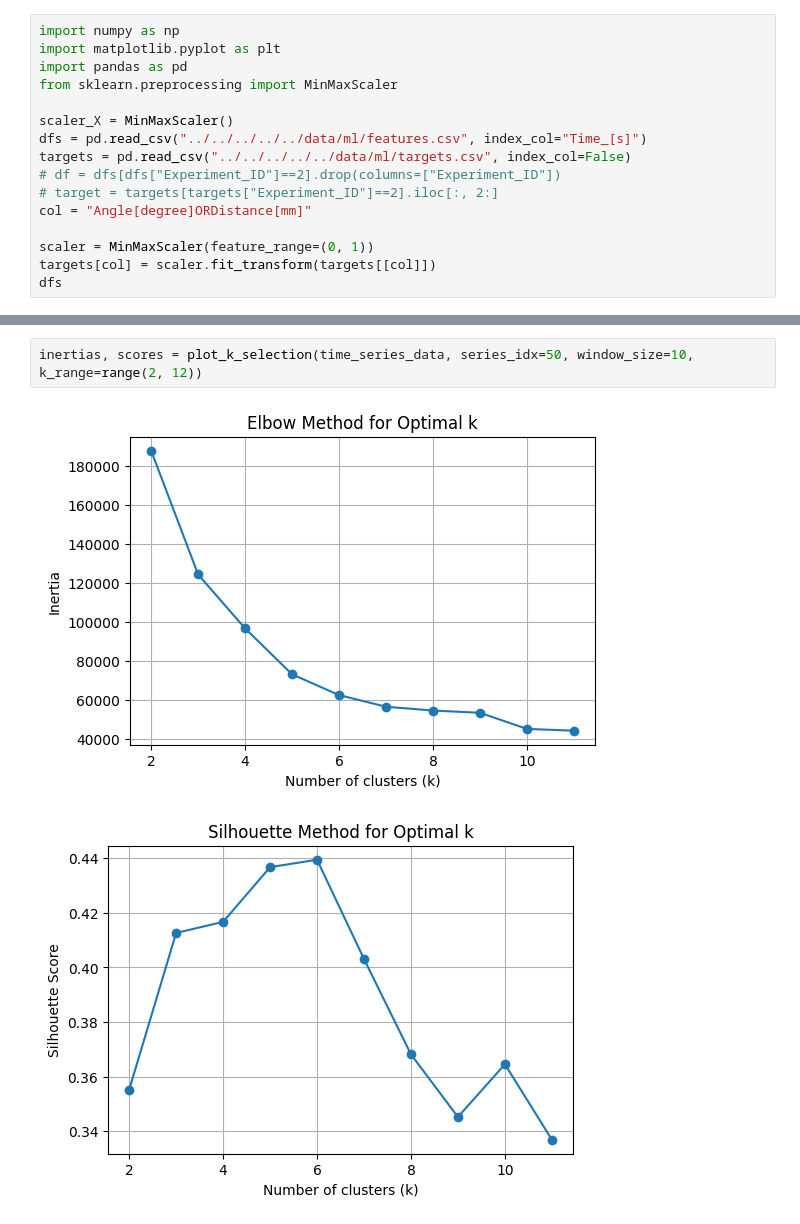
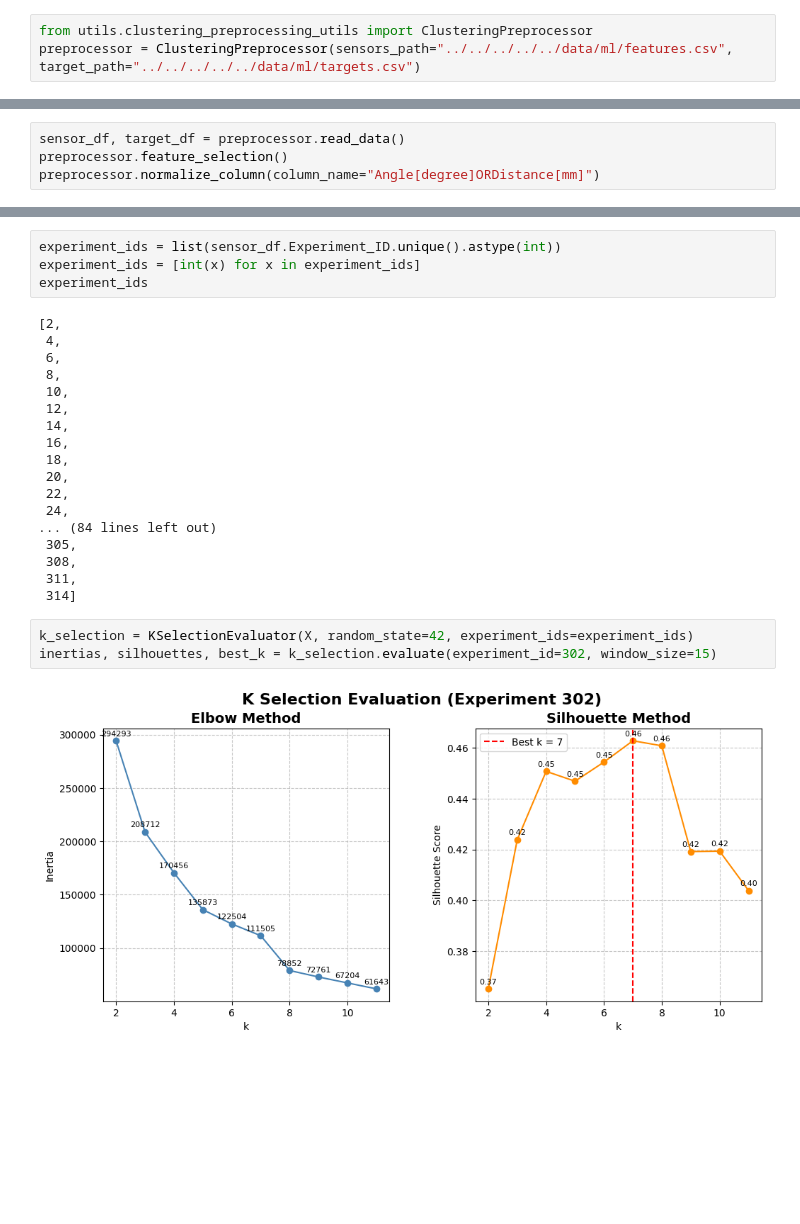
Before and after one commit to arman-niaruhi/temporal-windows-analysis-rotary-tube-bending, a Jupyter notebook: src/pipeline/ml/context-extractor/cluster-based-algorithm/clustering.ipynb, the cells around one changed output, grey strips where cells are left out. Drawn from its saved outputs; the diff is of its cells as text; blank space fills up the shorter version.

```diff
--- a/src/pipeline/ml/context-extractor/cluster-based-algorithm/clustering.ipynb
+++ b/src/pipeline/ml/context-extractor/cluster-based-algorithm/clustering.ipynb
@@ -1,16 +1,3 @@
 # %%
-import numpy as np
-import matplotlib.pyplot as plt
-import pandas as pd
-from sklearn.preprocessing import MinMaxScaler
-
-scaler_X = MinMaxScaler()
-dfs = pd.read_csv("../../../../../data/ml/features.csv", index_col="Time_[s]")
-targets = pd.read_csv("../../../../../data/ml/targets.csv", index_col=False)
-# df = dfs[dfs["Experiment_ID"]==2].drop(columns=["Experiment_ID"])
-# target = targets[targets["Experiment_ID"]==2].iloc[:, 2:]
-col = "Angle[degree]ORDistance[mm]"
-
-scaler = MinMaxScaler(feature_range=(0, 1))
-targets[col] = scaler.fit_transform(targets[[col]])
-dfs
+from utils.clustering_preprocessing_utils import ClusteringPreprocessor
+preprocessor = ClusteringPreprocessor(sensors_path="../../../../../data/ml/features.csv", target_path="../../../../../data/ml/targets.csv")
@@ -37,0 +4,4 @@ dfs
+# %%
+sensor_df, target_df = preprocessor.read_data()
+preprocessor.feature_selection()
+preprocessor.normalize_column(column_name="Angle[degree]ORDistance[mm]")
@@ -80,8 +30,30 @@ from utils.clustering_utils import cluster_time_series_subsequences, plot_k_sele
 # %% [output]
 Install h5py to use hdf5 features: http://docs.h5py.org/
   warn(h5py_msg)
+# %%
+experiment_ids = list(sensor_df.Experiment_ID.unique().astype(int))
+experiment_ids = [int(x) for x in experiment_ids]
+experiment_ids
+# %% [output]
+[2,
+ 4,
+ 6,
+ 8,
+ 10,
+ 12,
+ 14,
+ 16,
+ 18,
+ 20,
+ 22,
+ 24,
+... (84 lines left out)
+ 305,
+ 308,
+ 311,
+ 314]
 # %%
-inertias, scores = plot_k_selection(time_series_data, series_idx=50, window_size=10, k_range=range(2, 12))
+k_selection = KSelectionEvaluator(X, random_state=42, experiment_ids=experiment_ids)
+inertias, silhouettes, best_k = k_selection.evaluate(experiment_id=302, window_size=15)
 # %% [output]
-[figure, old version]
+[figure, new version]
-[figure, removed]
```
Also changed, not shown: parts of 9 cells of this notebook, 2 other files.
